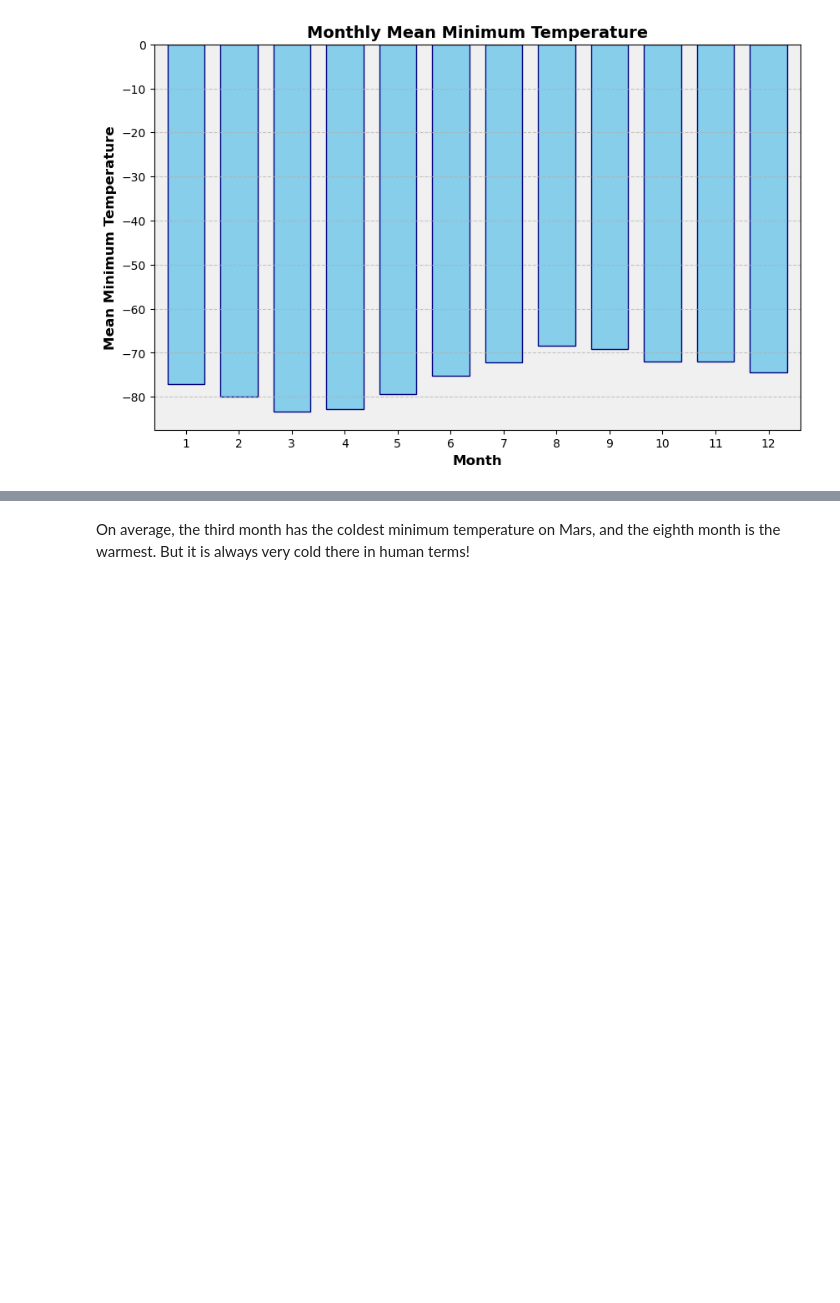
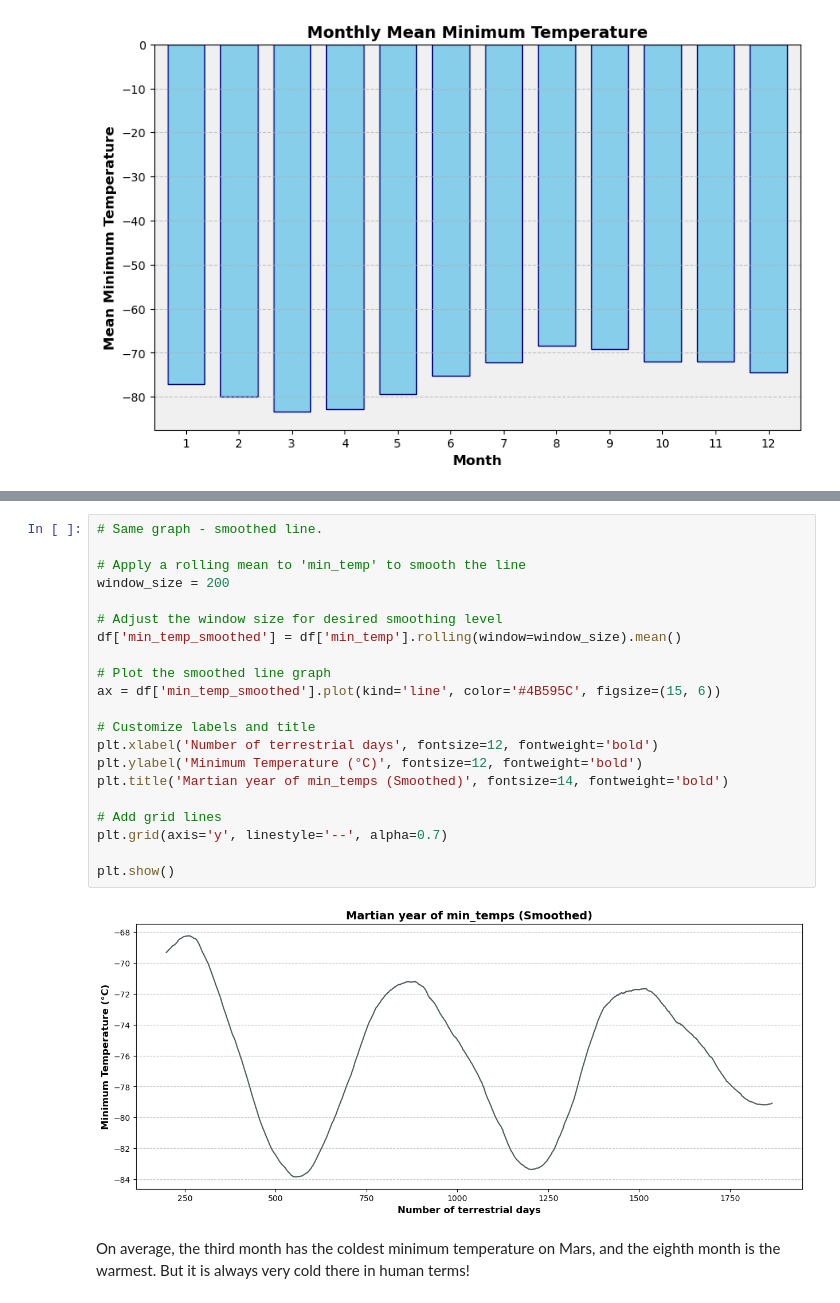
Before and after one commit to gfsiciliani/module-11-challenge, a Jupyter notebook: part_2_mars_weather.ipynb, the cells around one changed output, grey strips where cells are left out. Cells and saved outputs as stored; diff of their text form; blank space fills up the shorter version.

```diff
--- a/part_2_mars_weather.ipynb
+++ b/part_2_mars_weather.ipynb
@@ -250,3 +322,26 @@ df['min_temp'].max()
+# %%
+# Same graph - smoothed line.
+
+# Apply a rolling mean to 'min_temp' to smooth the line
+window_size = 200
+
+# Adjust the window size for desired smoothing level
+df['min_temp_smoothed'] = df['min_temp'].rolling(window=window_size).mean()
+
+# Plot the smoothed line graph
+ax = df['min_temp_smoothed'].plot(kind='line', color='#4B595C', figsize=(15, 6))
+
+# Customize labels and title
+plt.xlabel('Number of terrestrial days', fontsize=12, fontweight='bold')
+plt.ylabel('Minimum Temperature (°C)', fontsize=12, fontweight='bold')
+plt.title('Martian year of min_temps (Smoothed)', fontsize=14, fontweight='bold')
+
+# Add grid lines
+plt.grid(axis='y', linestyle='--', alpha=0.7)
+
+plt.show()
+# %% [output]
+[figure, added]
 # %% [markdown]
 On average, the third month has the coldest minimum temperature on Mars, and the eighth month is the warmest. But it is always very cold there in human terms!
 # %% [markdown]
```
Also changed, not shown: parts of 13 cells of this notebook, 1 other file.
